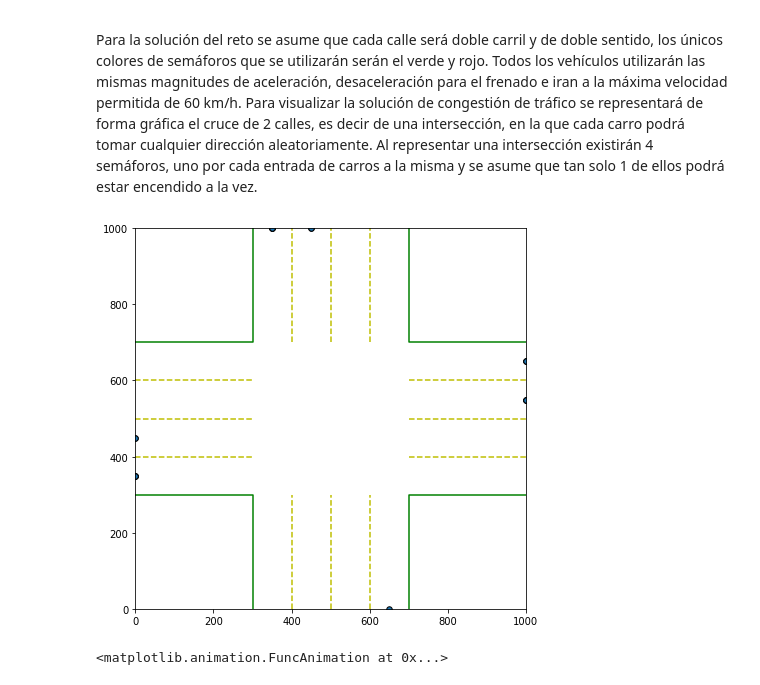
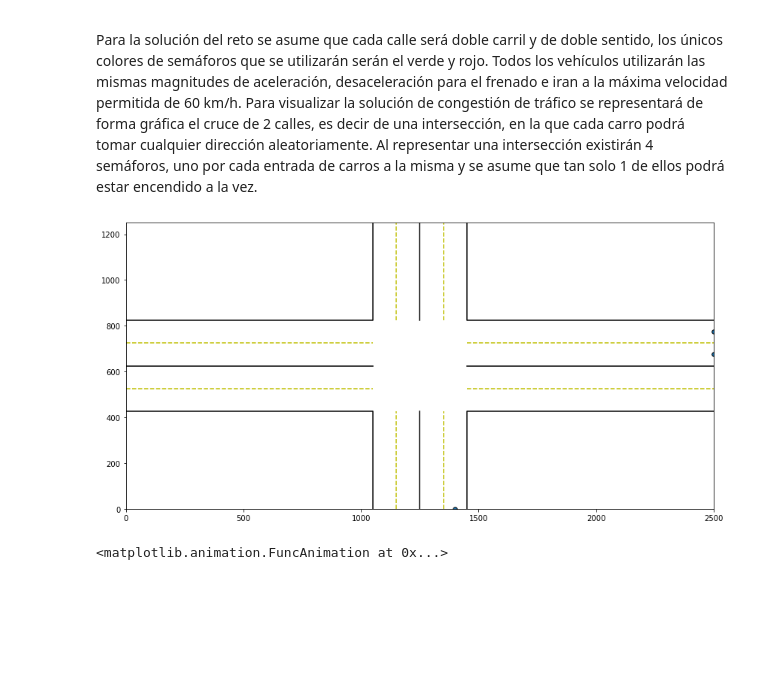
Before and after one commit to RafaelHinojosa/SistemasMultiagentes, a Jupyter notebook: UrbanMovement.ipynb, the cells around one changed output. Saved outputs shown, nothing was run; the diff lists cells and outputs as text; code cells hidden in the pictures; blank space fills up the shorter version.

```diff
--- a/UrbanMovement.ipynb
+++ b/UrbanMovement.ipynb
@@ -125,61 +153,76 @@ class UrbanMovementModel(Model):
         self.datacollector.collect(self)
         self.schedule.step()
 # %%
-WIDTH = 1000
-HEIGHT = 1000
-N = 20
+WIDTH = 2500
+HEIGHT = 1250
+INTERSECT_DIST = 400
+PROB_SPAWN = 0.15
 MAX_ITERATIONS = 100
 
-model = UrbanMovementModel(N, WIDTH, HEIGHT)
+model = UrbanMovementModel(PROB_SPAWN, WIDTH, HEIGHT, INTERSECT_DIST)
 for i in range(MAX_ITERATIONS):
     model.step()
 # %%
 all_positions = model.datacollector.get_model_vars_dataframe()
 # %%
-fig, ax = plt.subplots(figsize=(7,7))
+fig, ax = plt.subplots(figsize=(14,7))
 
 # El segundo 0 es el diccionario que estoy manejando; después se utiliza el slice para tomar las x de los vectores de 2.
 scatter = ax.scatter(all_positions.iloc[0][0][:,0], all_positions.iloc[0][0][:,1],
-                  s=30, cmap="jet", edgecolor = "k")
+                s=30, cmap="jet", edgecolor = "k")
 
-x1 = [0, (WIDTH / 20) * 6, (WIDTH / 20) * 6]
-y1 = [(WIDTH / 20) * 6, (WIDTH / 20) * 6, 0]
-plt.plot(x1, y1, color='green')
+# Corners
+x1 = [0, WIDTH / 2 - INTERSECT_DIST / 2, WIDTH / 2 - INTERSECT_DIST / 2]
+y1 = [HEIGHT / 2 - INTERSECT_DIST / 2, HEIGHT / 2 - INTERSECT_DIST / 2, 0]
+plt.plot(x1, y1, color='black')
+y2 = [HEIGHT / 2 + INTERSECT_DIST / 2, HEIGHT / 2 + INTERSECT_DIST / 2, HEIGHT]
+plt.plot(x1, y2, color='black')
+x2 = [WIDTH, WIDTH / 2 + INTERSECT_DIST / 2, WIDTH / 2 + INTERSECT_DIST / 2]
+plt.plot(x2, y2, color='black')
+plt.plot(x2, y1, color='black')
 
-y2 = [(WIDTH / 20) * 14, (WIDTH / 20) * 14, WIDTH]
-plt.plot(x1, y2, color='green')
-
-x2 = [WIDTH, (WIDTH / 20) * 14, (WIDTH / 20) * 14]
-plt.plot(x2, y2, color='green')
-plt.plot(x2, y1, color='green')
-
-aux = 6
-for i in range(1, 4):
-    # Graficar carriles horizontales
-    xlane = [0, (WIDTH / 20) * 6]
-    ylane = [(WIDTH / 20) * (aux + (i * 2)), (WIDTH / 20) * (aux + (i * 2)) ]
-    plt.plot(xlane, ylane, color='y', linestyle='--')
-    xlane = [(WIDTH / 20) * 14, WIDTH]
-    ylane = [(WIDTH / 20) * (aux + (i * 2)), (WIDTH / 20) * (aux + (i * 2)) ]
-    plt.plot(xlane, ylane, color='y', linestyle='--')
-
-    # Graficar carriles verticales
-    xlane = [(WIDTH / 20) * (aux + (i * 2)), (WIDTH / 20) * (aux + (i * 2)) ]
-    ylane = [0, (WIDTH / 20) * 6]
-    plt.plot(xlane, ylane, color='y', linestyle='--')
-    xlane = [(WIDTH / 20) * (aux + (i * 2)), (WIDTH / 20) * (aux + (i * 2)) ]
-    ylane = [(WIDTH / 20) * 14, WIDTH]
-    plt.plot(xlane, ylane, color='y', linestyle='--')
+# Izquierda
+xlane = [0, WIDTH / 2 - INTERSECT_DIST / 2]
+ylane = [HEIGHT / 2, HEIGHT / 2]
+plt.plot(xlane, ylane, color='black')
+ylane = [HEIGHT / 2 - INTERSECT_DIST / 4, HEIGHT / 2 - INTERSECT_DIST / 4]
+plt.plot(xlane, ylane, color='y', linestyle='--')
+ylane = [HEIGHT / 2 + INTERSECT_DIST / 4, HEIGHT / 2 + INTERSECT_DIST / 4]
+plt.plot(xlane, ylane, color='y', linestyle='--')
+# Derecha
+xlane = [WIDTH / 2 + INTERSECT_DIST / 2, WIDTH]
+ylane = [HEIGHT / 2, HEIGHT / 2]
+plt.plot(xlane, ylane, color='black')
+ylane = [HEIGHT / 2 - INTERSECT_DIST / 4, HEIGHT / 2 - INTERSECT_DIST / 4]
+plt.plot(xlane, ylane, color='y', linestyle='--')
+ylane = [HEIGHT / 2 + INTERSECT_DIST / 4, HEIGHT / 2 + INTERSECT_DIST / 4]
+plt.plot(xlane, ylane, color='y', linestyle='--')
+# Abajo
+xlane = [WIDTH / 2, WIDTH / 2]
+ylane = [0, HEIGHT / 2 - INTERSECT_DIST / 2]
+plt.plot(xlane, ylane, color='black')
+xlane = [WIDTH / 2 - INTERSECT_DIST / 4, WIDTH / 2 - INTERSECT_DIST / 4]
+plt.plot(xlane, ylane, color='y', linestyle='--')
+xlane = [WIDTH / 2 + INTERSECT_DIST / 4, WIDTH / 2 + INTERSECT_DIST / 4]
+plt.plot(xlane, ylane, color='y', linestyle='--')
+# Arriba
+xlane = [WIDTH / 2, WIDTH / 2]
+ylane = [HEIGHT / 2 + INTERSECT_DIST / 2, HEIGHT]
+plt.plot(xlane, ylane, color='black')
+xlane = [WIDTH / 2 - INTERSECT_DIST / 4, WIDTH / 2 - INTERSECT_DIST / 4]
+plt.plot(xlane, ylane, color='y', linestyle='--')
+xlane = [WIDTH / 2 + INTERSECT_DIST / 4, WIDTH / 2 + INTERSECT_DIST / 4]
+plt.plot(xlane, ylane, color='y', linestyle='--')
 
 ax.axis([0, WIDTH, 0, HEIGHT])
 def update(frame_number):
     # Arreglo de pares x, y.
     scatter.set_offsets(all_positions.iloc[frame_number][0])
     return scatter
 
 anim = animation.FuncAnimation(fig, update, frames = MAX_ITERATIONS)
 # %% [output]
-[figure, old version]
+[figure, new version]
 # %%
 anim
 # %% [output]
```
Also changed, not shown: parts of 3 cells of this notebook.
